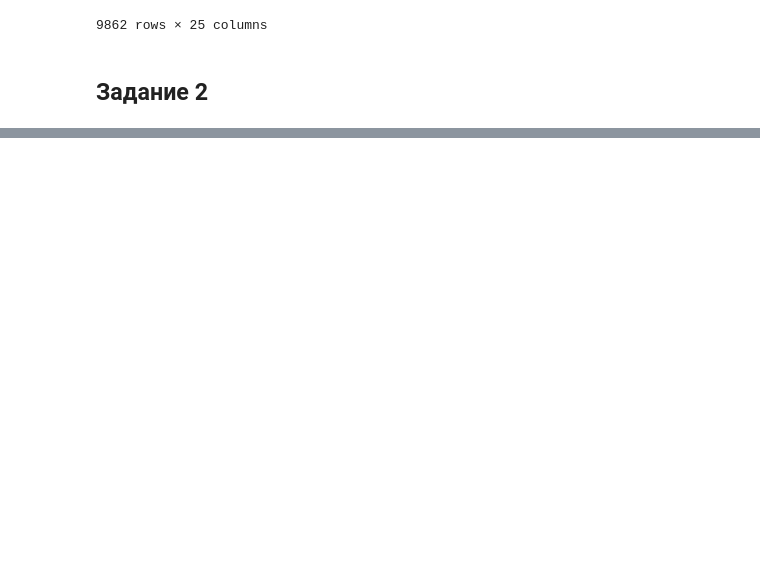
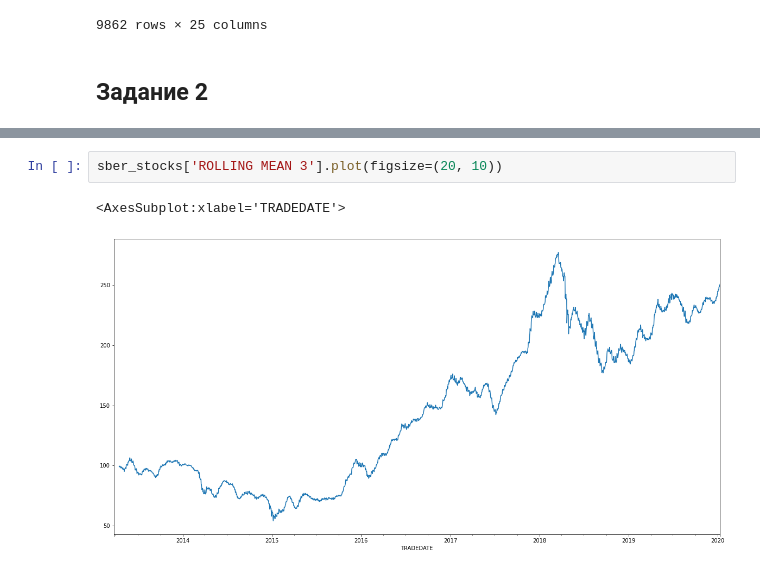
Before and after one commit to spreadingmind/python_data_analysis_2021, a Jupyter notebook: Timeseries.ipynb, the cells around one changed output, grey strips where cells are left out. Drawn from its saved outputs; the diff is of its cells as text; blank space fills up the shorter version.

```diff
--- a/Timeseries.ipynb
+++ b/Timeseries.ipynb
@@ -172,0 +326,5 @@ custom_calendar
+# %%
+sber_stocks['ROLLING MEAN 3'].plot(figsize=(20, 10))
+# %% [output]
+<AxesSubplot:xlabel='TRADEDATE'>
+[figure, added]
```
Also changed, not shown: parts of 19 cells of this notebook.
